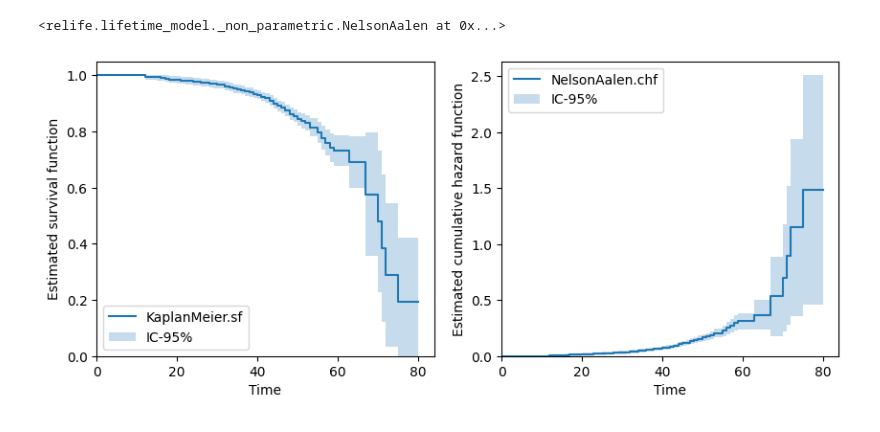
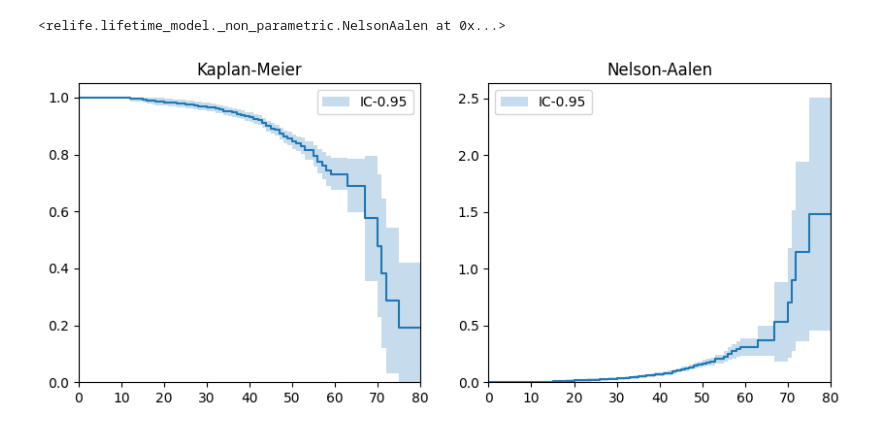
Before and after one commit to rte-france/relife, a Jupyter notebook: doc/source/user/non_parametric_lifetime_models.ipynb, the cells around one changed output. Saved outputs shown, nothing was run; the diff lists cells and outputs as text; code cells hidden in the pictures.

```diff
--- a/doc/source/user/non_parametric_lifetime_models.ipynb
+++ b/doc/source/user/non_parametric_lifetime_models.ipynb
@@ -36,9 +36,11 @@ nelson_aalen.fit(
 # %%
 import matplotlib.pyplot as plt
 
 fig, axs = plt.subplots(ncols=2, nrows=1, figsize=(10, 4))
-kaplan_meier.plot.sf(ax=axs[0])
-nelson_aalen.plot.chf(ax=axs[1])
+kaplan_meier.plot("sf", ax=axs[0])
+nelson_aalen.plot("chf", ax=axs[1])
+axs[0].set_title("Kaplan-Meier")
+axs[1].set_title("Nelson-Aalen")
 plt.show()
 # %% [output]
-[figure, old version]
+[figure, new version]
```
Also changed, not shown: 26 other files.
